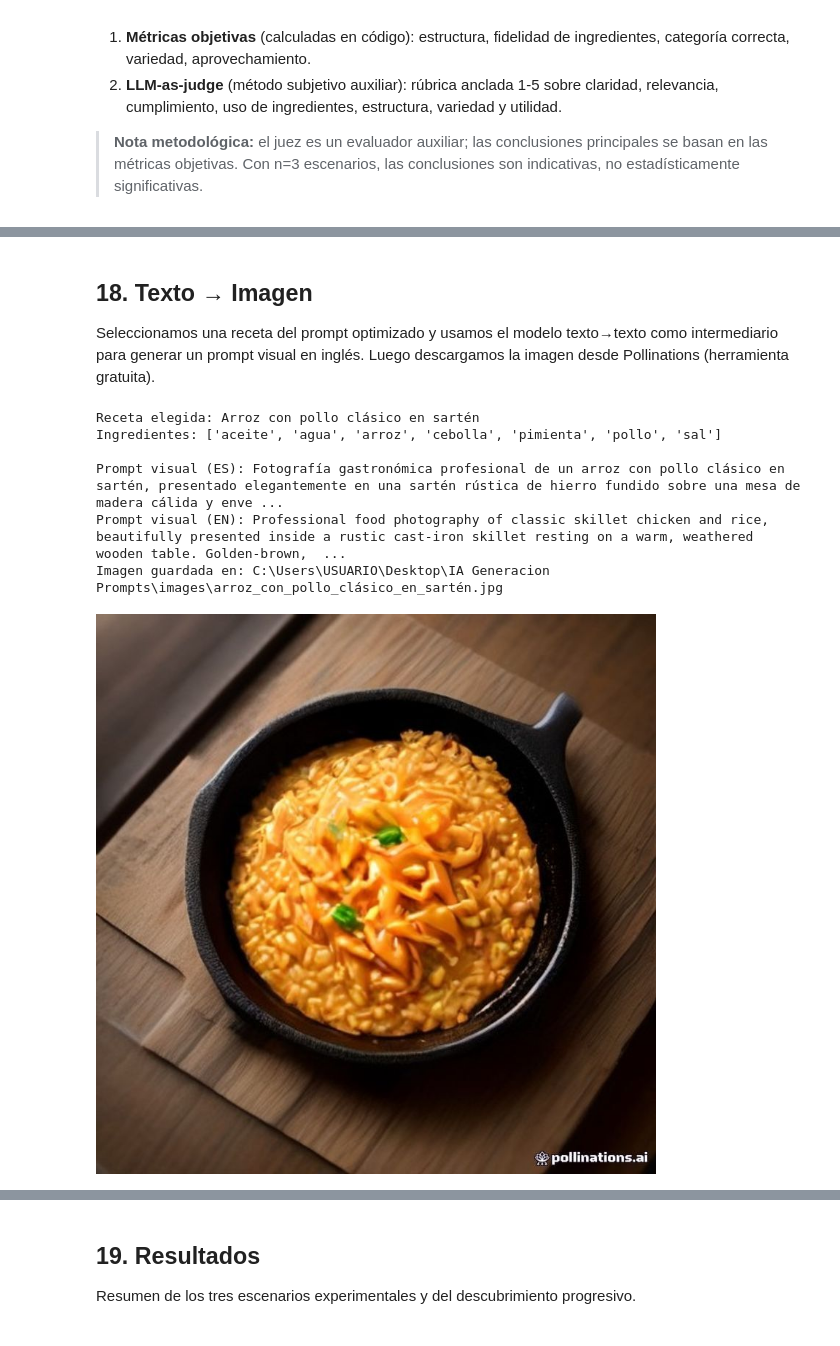
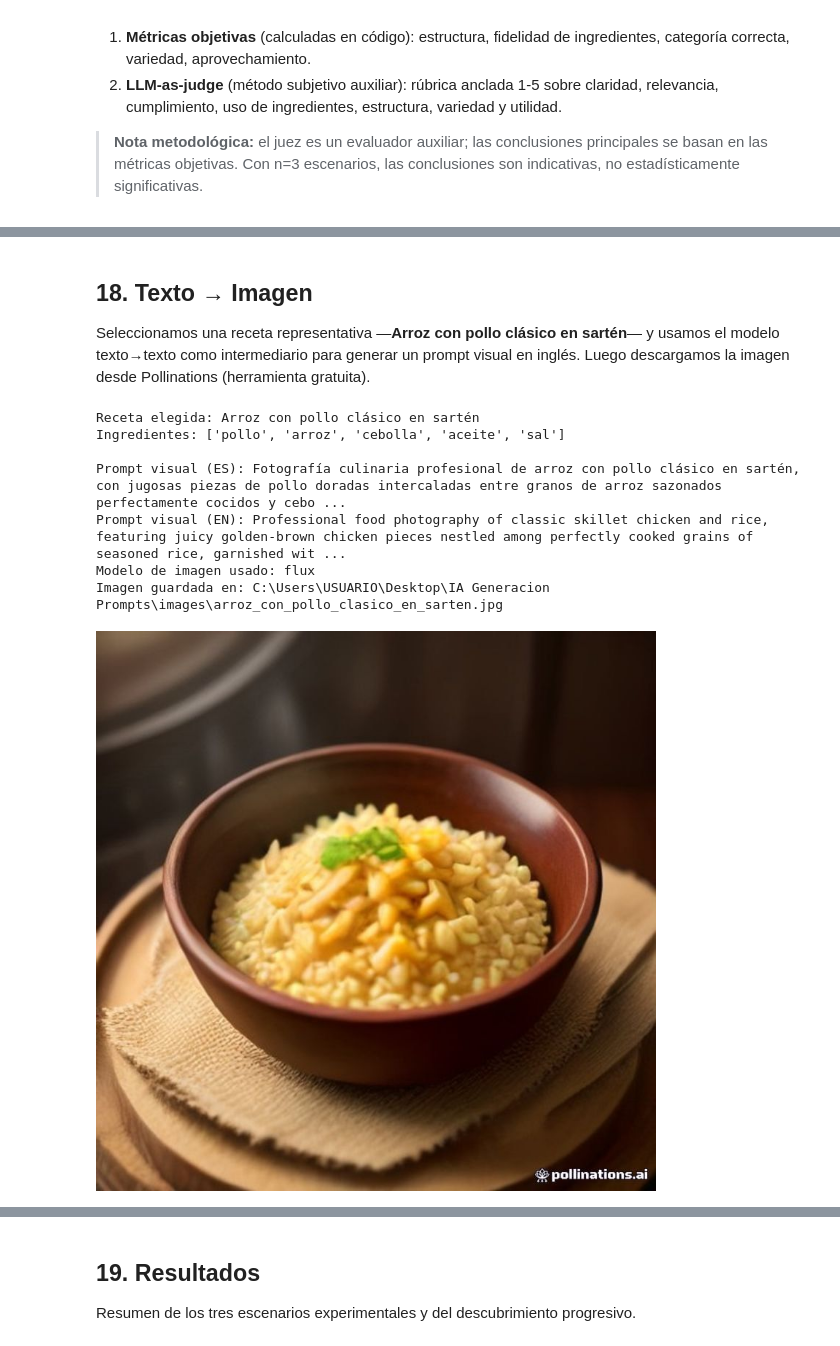
Before and after one commit to FrancoFEFA/RecetaExpress, a Jupyter notebook: RecetaExpress.ipynb, the cells around one changed output, grey strips where cells are left out. Saved outputs shown, nothing was run; the diff lists cells and outputs as text; code cells hidden in the pictures.

```diff
--- a/RecetaExpress.ipynb
+++ b/RecetaExpress.ipynb
@@ -420,39 +411,44 @@ Evaluación del juez:
 # %% [markdown]
 ## 18. Texto → Imagen
 
-Seleccionamos una receta del prompt optimizado y usamos el modelo texto→texto como intermediario para generar un prompt visual en inglés. Luego descargamos la imagen desde Pollinations (herramienta gratuita).
+Seleccionamos una receta representativa —**Arroz con pollo clásico en sartén**— y usamos el modelo texto→texto como intermediario para generar un prompt visual en inglés. Luego descargamos la imagen desde Pollinations (herramienta gratuita).
 # %%
 # 18. Texto → Imagen
 from recetaexpress.imagenes import generar_imagen
 from IPython.display import Image as IPImage, display
 
-# Elegir la primera receta disponible (o la primera de cualquier categoría)
-receta_elegida = None
-for cat in ["recetas_disponibles", "recetas_un_ingrediente", "recetas_dos_ingredientes"]:
-    if resultado_optimizado["respuesta_validada"][cat]:
-        receta_elegida = resultado_optimizado["respuesta_validada"][cat][0]
-        break
+# Receta fija del caso de estudio para que los nombres de archivo sean deterministas
+receta_elegida = {
+    "nombre": "Arroz con pollo clásico en sartén",
+    "descripcion": "Un clásico reconfortante de arroz y pollo dorado en sartén, con cebolla caramelizada y un toque de pimienta.",
+    "ingredientes_utilizados": ["pollo", "arroz", "cebolla", "aceite", "sal"],
+    "tiempo": "35 minutos",
+    "dificultad": "Media",
+}
 
 print(f"Receta elegida: {receta_elegida['nombre']}")
 print(f"Ingredientes: {receta_elegida['ingredientes_utilizados']}")
 
 imagen_info = generar_imagen(
     cliente_llm,
     receta_elegida,
     provider_texto=provider,
     seed=42,
+    modelo="flux",
 )
 
 print(f"\nPrompt visual (ES): {imagen_info['prompt_es']}")
 print(f"Prompt visual (EN): {imagen_info['prompt_en']}")
+print(f"Modelo de imagen usado: {imagen_info['modelo_imagen']}")
 print(f"Imagen guardada en: {imagen_info['ruta_imagen']}")
 
 display(IPImage(filename=imagen_info['ruta_imagen']))
 # %% [output]
 Receta elegida: Arroz con pollo clásico en sartén
-Ingredientes: ['aceite', 'agua', 'arroz', 'cebolla', 'pimienta', 'pollo', 'sal']
+Ingredientes: ['pollo', 'arroz', 'cebolla', 'aceite', 'sal']
 
-Prompt visual (ES): Fotografía gastronómica profesional de un arroz con pollo clásico en sartén, presentado elegantemente en una sartén rústica de hierro fundido sobre una mesa de madera cálida y enve ...
-Prompt visual (EN): Professional food photography of classic skillet chicken and rice, beautifully presented inside a rustic cast-iron skillet resting on a warm, weathered wooden table. Golden-brown,  ...
-Imagen guardada en: C:\Users\USUARIO\Desktop\IA Generacion Prompts\images\arroz_con_pollo_clásico_en_sartén.jpg
+Prompt visual (ES): Fotografía culinaria profesional de arroz con pollo clásico en sartén, con jugosas piezas de pollo doradas intercaladas entre granos de arroz sazonados perfectamente cocidos y cebo ...
+Prompt visual (EN): Professional food photography of classic skillet chicken and rice, featuring juicy golden-brown chicken pieces nestled among perfectly cooked grains of seasoned rice, garnished wit ...
+Modelo de imagen usado: flux
+Imagen guardada en: C:\Users\USUARIO\Desktop\IA Generacion Prompts\images\arroz_con_pollo_clasico_en_sarten.jpg
-[figure, old version]
+[figure, new version]
```
Also changed, not shown: parts of 16 cells of this notebook, 32 other files.
